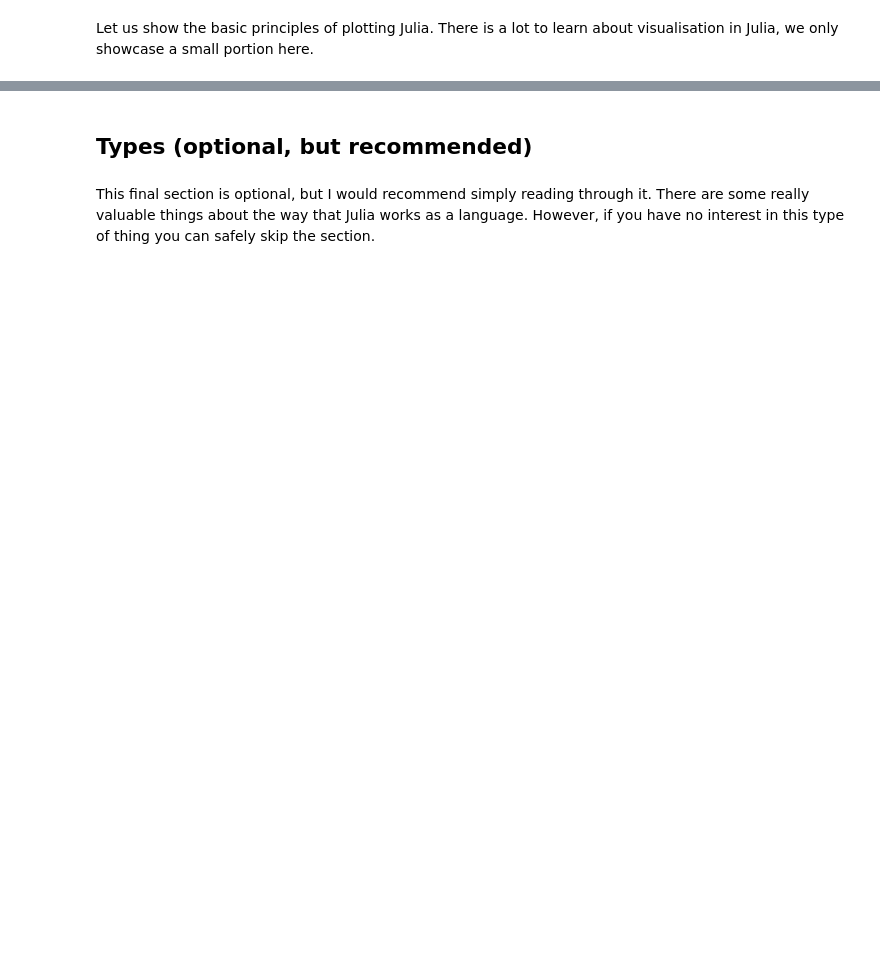
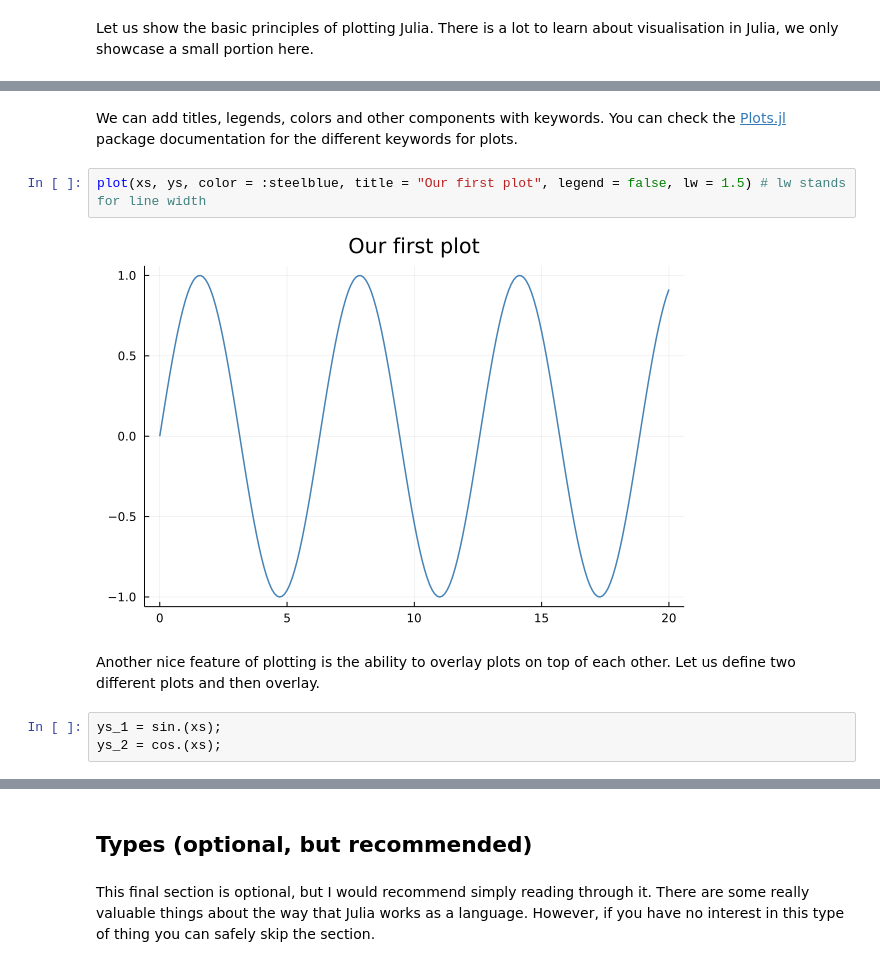
Before and after one commit to DawievLill/Macro-318, a Jupyter notebook: notebooks/tut1_introduction.ipynb, the cells around one changed output, grey strips where cells are left out. Cells and saved outputs as stored; diff of their text form; blank space fills up the shorter version.

```diff
--- a/notebooks/tut1_introduction.ipynb
+++ b/notebooks/tut1_introduction.ipynb
@@ -809,0 +842,11 @@ Let us show the basic principles of plotting Julia. There is a lot to learn abou
+# %% [markdown]
+We can add titles, legends, colors and other components with keywords. You can check the [Plots.jl](https://juliaplots.org/) package documentation for the different keywords for plots.
+# %%
+plot(xs, ys, color = :steelblue, title = "Our first plot", legend = false, lw = 1.5) # lw stands for line width
+# %% [output]
+[figure, added]
+# %% [markdown]
+Another nice feature of plotting is the ability to overlay plots on top of each other. Let us define two different plots and then overlay.
+# %%
+ys_1 = sin.(xs);
+ys_2 = cos.(xs);
```
Also changed, not shown: parts of 21 cells of this notebook.
